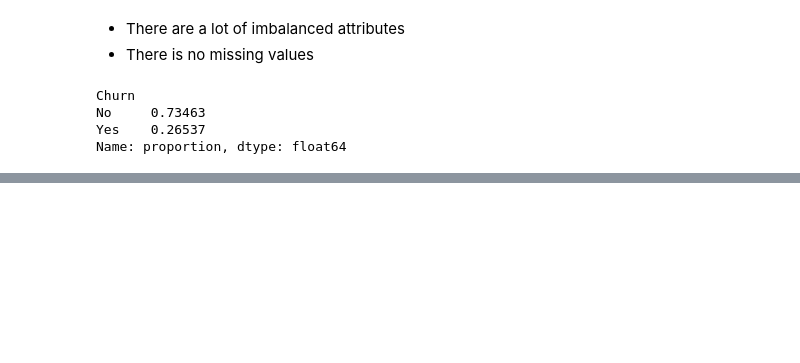
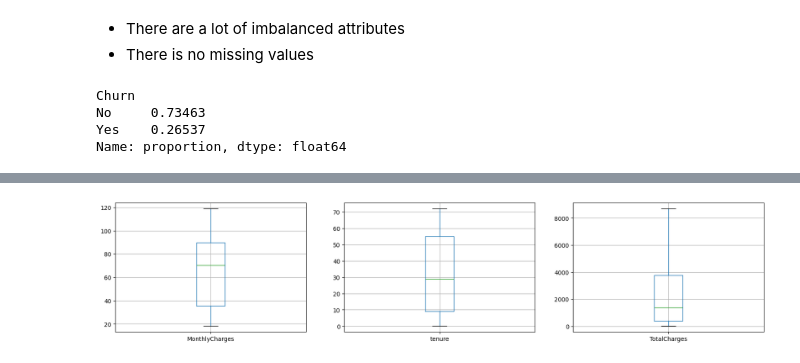
Before and after one commit to Abosamir/churn-prediction-service, a Jupyter notebook: notebooks/01_eda.ipynb, the cells around one changed output, grey strips where cells are left out. Saved outputs shown, nothing was run; the diff lists cells and outputs as text; code cells hidden in the pictures; blank space fills up the shorter version.

```diff
--- a/notebooks/01_eda.ipynb
+++ b/notebooks/01_eda.ipynb
@@ -163,0 +208,8 @@ Observation:
+# %%
+fig, axes = plt.subplots(1, 3, figsize=(20, 4))
+df.boxplot(column='MonthlyCharges', ax=axes[0])
+df.boxplot(column='tenure', ax=axes[1])
+df.boxplot(column='TotalCharges', ax=axes[2])
+plt.show()
+# %% [output]
+[figure, added]
```
Also changed, not shown: parts of 27 cells of this notebook, 1 other file.
